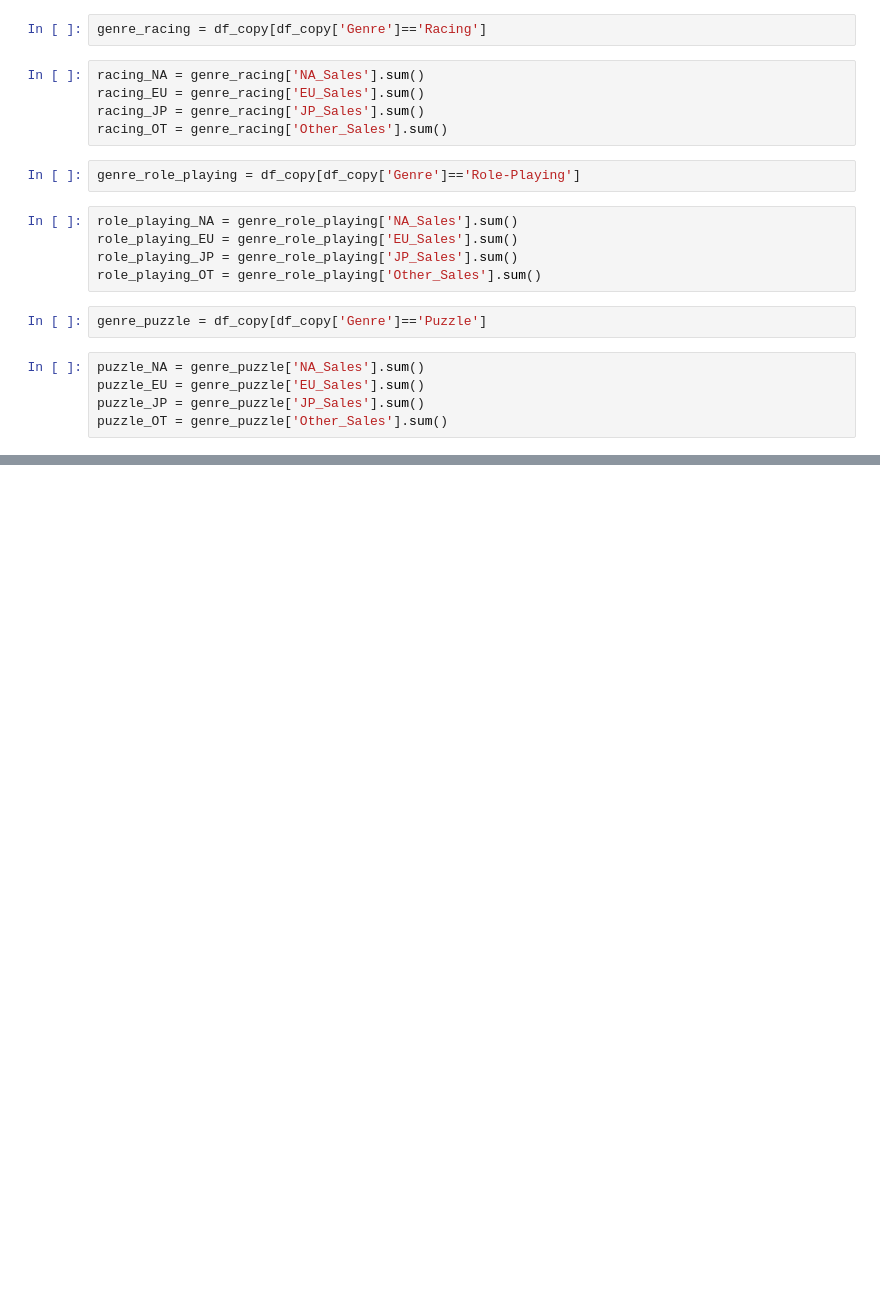
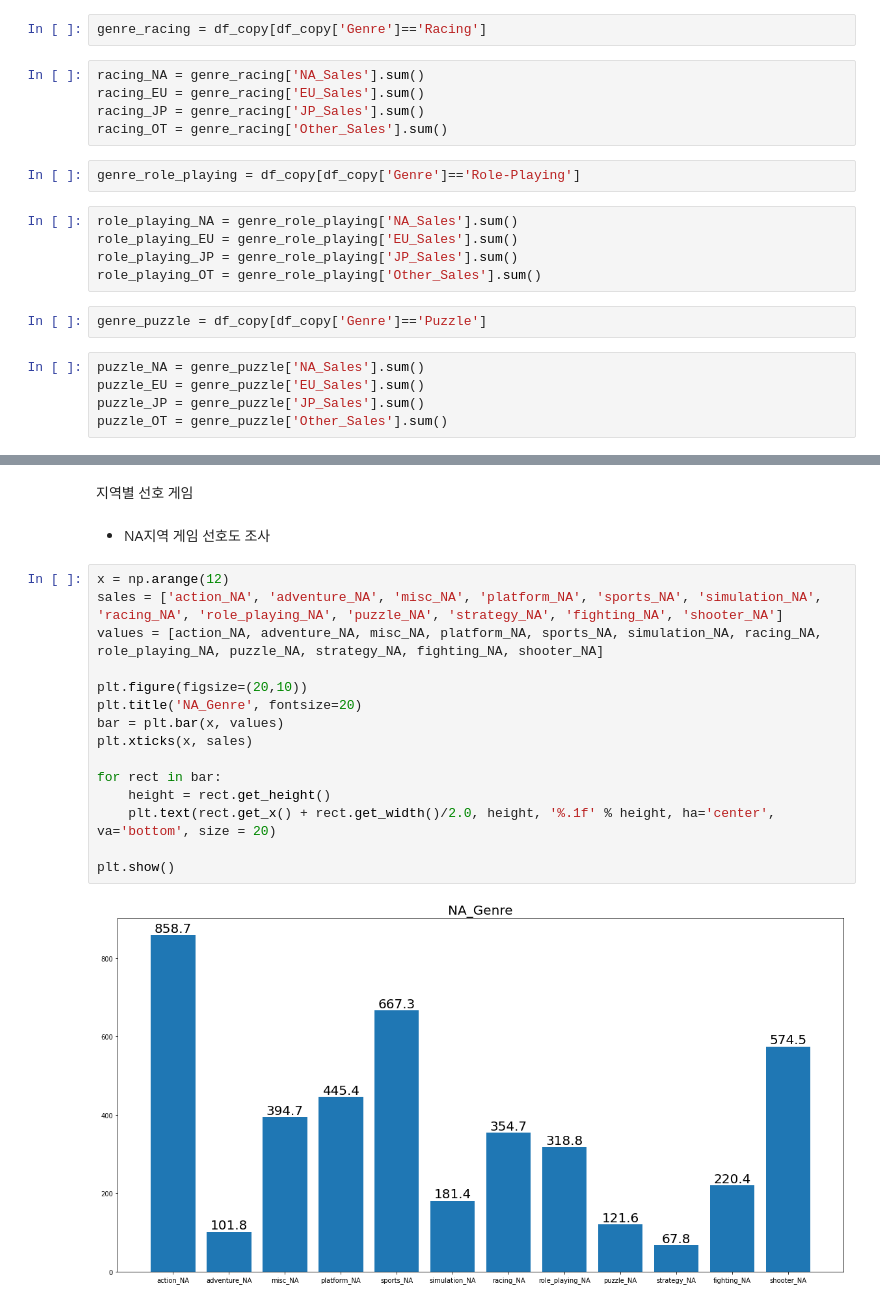
Before and after one commit to hoonputer/Section1_Project, a Jupyter notebook: Untitled6.ipynb, the cells around one changed output, grey strips where cells are left out. Cells and saved outputs as stored; diff of their text form; blank space fills up the shorter version.

```diff
--- a/Untitled6.ipynb
+++ b/Untitled6.ipynb
@@ -413,0 +505,21 @@ plt.show()
+# %% [markdown]
+지역별 선호 게임
+# %% [markdown]
+- NA지역 게임 선호도 조사
+# %%
+x = np.arange(12)
+sales = ['action_NA', 'adventure_NA', 'misc_NA', 'platform_NA', 'sports_NA', 'simulation_NA', 'racing_NA', 'role_playing_NA', 'puzzle_NA', 'strategy_NA', 'fighting_NA', 'shooter_NA']
+values = [action_NA, adventure_NA, misc_NA, platform_NA, sports_NA, simulation_NA, racing_NA, role_playing_NA, puzzle_NA, strategy_NA, fighting_NA, shooter_NA]
+
+plt.figure(figsize=(20,10))
+plt.title('NA_Genre', fontsize=20)
+bar = plt.bar(x, values)
+plt.xticks(x, sales)
+
+for rect in bar:
+    height = rect.get_height()
+    plt.text(rect.get_x() + rect.get_width()/2.0, height, '%.1f' % height, ha='center', va='bottom', size = 20)
+
+plt.show()
+# %% [output]
+[figure, added]
```
Also changed, not shown: parts of 43 cells of this notebook.
